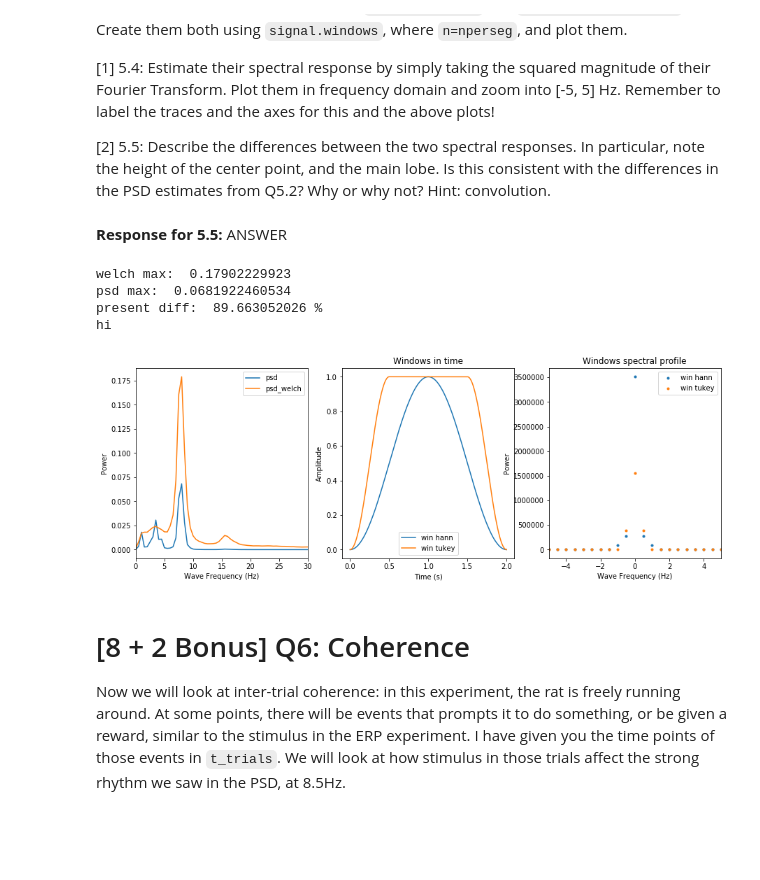
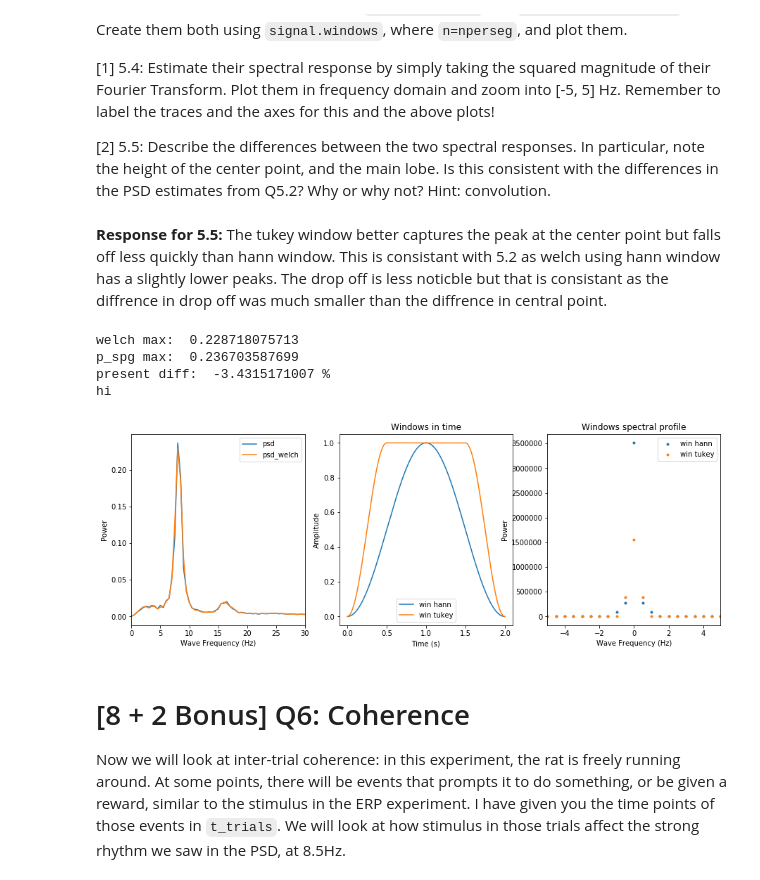
Before and after one commit to TamuzHod/COGS118C, a Jupyter notebook: Assignments/A3-TimeFrequencyFiltering.ipynb, the cells around one changed output. Drawn from its saved outputs; the diff is of its cells as text; code cells hidden in the pictures; blank space fills up the shorter version.

```diff
--- a/Assignments/A3-TimeFrequencyFiltering.ipynb
+++ b/Assignments/A3-TimeFrequencyFiltering.ipynb
@@ -521,8 +519,8 @@ This question illustrates how windowing with different window functions can give
 [1] 5.4: Estimate their spectral response by simply taking the squared magnitude of their Fourier Transform. Plot them in frequency domain and zoom into [-5, 5] Hz. Remember to label the traces and the axes for this and the above plots!
 
 [2] 5.5: Describe the differences between the two spectral responses. In particular, note the height of the center point, and the main lobe. Is this consistent with the differences in the PSD estimates from Q5.2? Why or why not? Hint: convolution.
-# %% [markdown]
-**Response for 5.5:** ANSWER
+# %% [markdown]
+**Response for 5.5:** The tukey window better captures the peak at the center point but falls off less quickly than hann window. This is consistant with 5.2 as welch using hann window has a slightly lower peaks. The drop off is less noticble but that is consistant as the diffrence in drop off was much smaller than the diffrence in central point.
 # %%
 def secs_to_points(fs, len_win, len_overlap):
     nperseg = int(fs*len_win)
@@ -531,20 +529,20 @@ def secs_to_points(fs, len_win, len_overlap):
 
 nperseg, noverlap = secs_to_points(fs, len_win=2, len_overlap=1)
 
-f_spg, t_spg, spg = signal.spectrogram(lfp, fs, nperseg=nperseg, noverlap=noverlap, detrend=False)
-p_spg = np.abs(spg)**2
-psd = np.mean(p_spg, axis=1)
+f_spg, t_spg, spg = signal.spectrogram(lfp_short, fs, nperseg=nperseg, noverlap=noverlap)
+p_spg = np.mean(spg, axis=1)
 
-f_welch, p_welch = signal.welch(lfp,fs,nperseg=nperseg, noverlap=noverlap)
+
+f_welch, p_welch = signal.welch(lfp_short,fs,nperseg=nperseg, noverlap=noverlap)
 #print(100*(p_spg[16]-p_welch[16])/p_welch[16]) Uncoment
 print("welch max: " , p_welch.max())
-print("psd max: " , psd.max())
-print("present diff: " , ((p_welch.max() - psd.max()) / ((p_welch.max() + psd.max())/2) ) * 100 , "%")
+print("p_spg max: " , p_spg.max())
+print("present diff: " , ((p_welch.max() - p_spg.max()) / ((p_welch.max() + p_spg.max())/2) ) * 100 , "%")
 
 plt.figure(figsize=(15,5))
 plt.subplot(1,3,1)
 #_YOUR_CODE_HERE for plotting PSDs
-plt.plot(f_spg, psd, '-', alpha=1, label='psd')
+plt.plot(f_spg, p_spg, '-', alpha=1, label='psd')
 plt.plot(f_spg, p_welch, '-', alpha=1, label='psd_welch')
 plt.legend()
 plt.xlim([0,30]);
@@ -556,37 +554,37 @@ plt.xlim([0,30])
 
 win_tukey = signal.windows.tukey(nperseg)
 win_hann = signal.windows.hann(nperseg)
 
 plt.subplot(1,3,2)
 plt.plot(t_short[0:2500], win_hann, '-', alpha=1, label='win hann')
 plt.plot(t_short[0:2500], win_tukey, '-', alpha=1, label='win tukey')
 plt.ylabel('Amplitude')
 plt.xlabel('Time (s)');
 plt.legend()
 plt.legend(); plt.title('Windows in time')
 
 plt.subplot(1,3,3)
 #_YOUR_CODE_HERE for plotting windows in frequency
 tukey_response = np.fft.fft(win_tukey, n = nperseg)
 hann_response = np.fft.fft(win_hann, n=nperseg)
 tukey_response = np.abs(tukey_response) **2
 hann_response = np.abs(hann_response) **2
 
 print("hi")
 freq_range = np.fft.fftfreq(int(nperseg), 1/fs)
 
 plt.plot(freq_range, tukey_response, '.', alpha=1, label='win hann')
 plt.plot(freq_range, hann_response, '.', alpha=1, label='win tukey')
 plt.xlim([-5,5])
 plt.ylabel('Power')
 plt.xlabel('Wave Frequency (Hz)');
 plt.legend(); plt.title('Windows spectral profile');
 # %% [output]
-welch max:  0.17902229923
-psd max:  0.0681922460534
-present diff:  89.663052026 %
+welch max:  0.228718075713
+p_spg max:  0.236703587699
+present diff:  -3.4315171007 %
 hi
-[figure, old version]
+[figure, new version]
 # %% [markdown]
 # [8 + 2 Bonus] Q6: Coherence
 Now we will look at inter-trial coherence: in this experiment, the rat is freely running around. At some points, there will be events that prompts it to do something, or be given a reward, similar to the stimulus in the ERP experiment. I have given you the time points of those events in `t_trials`. We will look at how stimulus in those trials affect the strong rhythm we saw in the PSD, at 8.5Hz.
```
Also changed, not shown: parts of 9 cells of this notebook, 1 other file.
